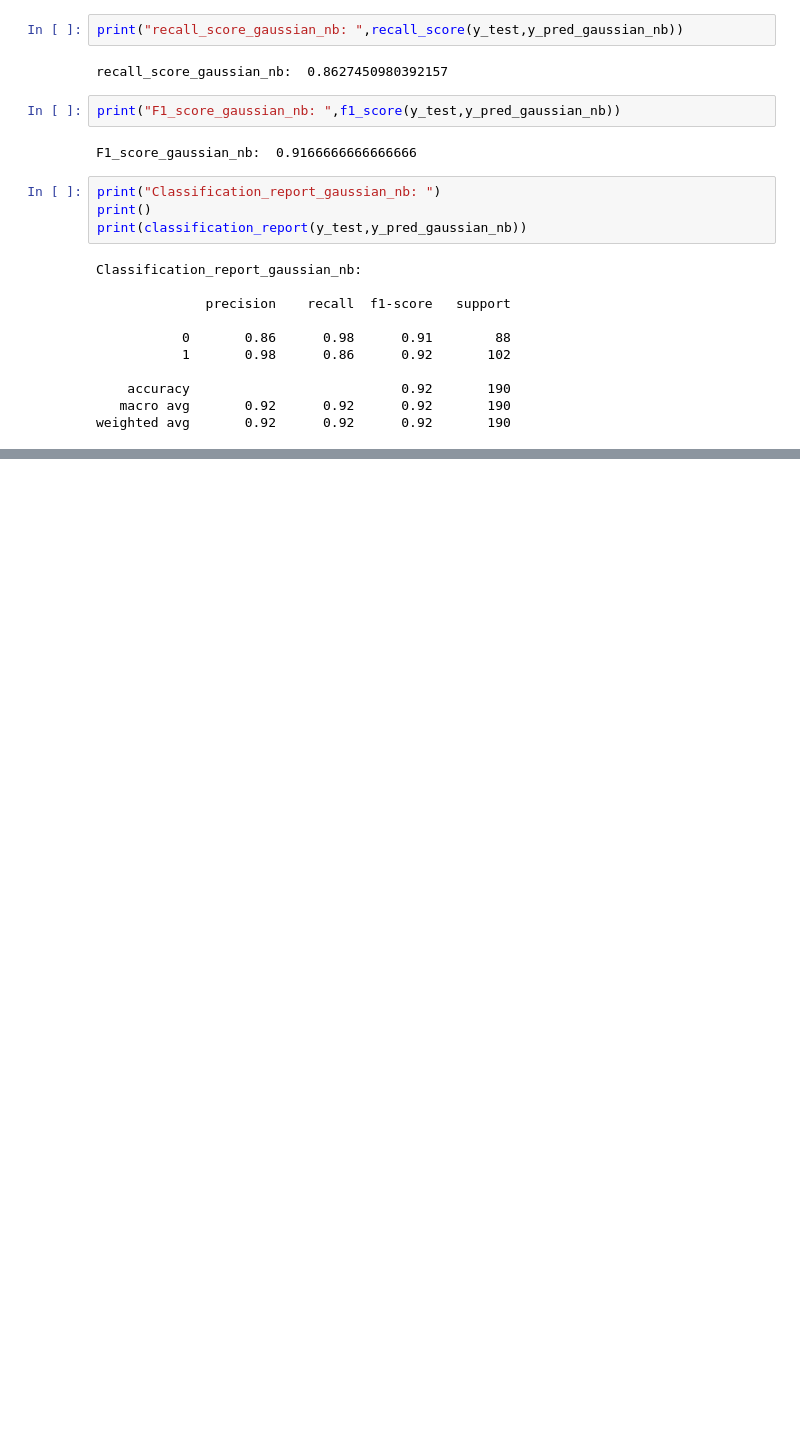
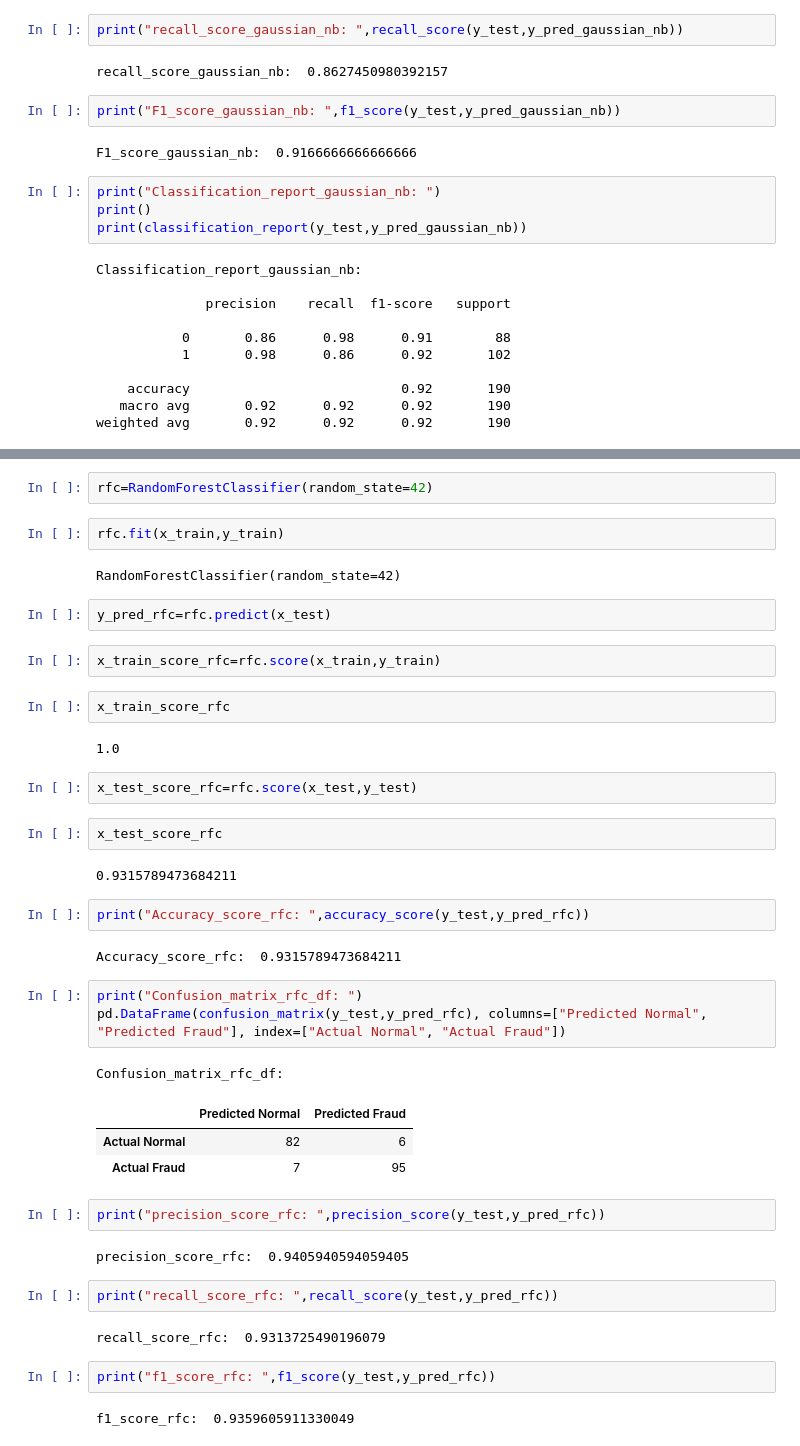
Before and after one commit to Rupesh-Mane/credit-card-fraud-detection, a Jupyter notebook: notebook/credit_card_fraud_detection.ipynb, the cells around one changed output, grey strips where cells are left out. Drawn from its saved outputs; the diff is of its cells as text; blank space fills up the shorter version.

Commit message:
RandomForestClassifier

```diff
--- a/notebook/credit_card_fraud_detection.ipynb
+++ b/notebook/credit_card_fraud_detection.ipynb
@@ -989,0 +994,44 @@ weighted avg       0.92      0.92      0.92       190
+# %%
+rfc=RandomForestClassifier(random_state=42)
+# %%
+rfc.fit(x_train,y_train)
+# %% [output]
+RandomForestClassifier(random_state=42)
+# %%
+y_pred_rfc=rfc.predict(x_test)
+# %%
+x_train_score_rfc=rfc.score(x_train,y_train)
+# %%
+x_train_score_rfc
+# %% [output]
+1.0
+# %%
+x_test_score_rfc=rfc.score(x_test,y_test)
+# %%
+x_test_score_rfc
+# %% [output]
+0.9315789473684211
+# %%
+print("Accuracy_score_rfc: ",accuracy_score(y_test,y_pred_rfc))
+# %% [output]
+Accuracy_score_rfc:  0.9315789473684211
+# %%
+print("Confusion_matrix_rfc_df: ")
+pd.DataFrame(confusion_matrix(y_test,y_pred_rfc), columns=["Predicted Normal", "Predicted Fraud"], index=["Actual Normal", "Actual Fraud"])
+# %% [output]
+Confusion_matrix_rfc_df:
+|  | Predicted Normal | Predicted Fraud |
+| Actual Normal | 82 | 6 |
+| Actual Fraud | 7 | 95 |
+# %%
+print("precision_score_rfc: ",precision_score(y_test,y_pred_rfc))
+# %% [output]
+precision_score_rfc:  0.9405940594059405
+# %%
+print("recall_score_rfc: ",recall_score(y_test,y_pred_rfc))
+# %% [output]
+recall_score_rfc:  0.9313725490196079
+# %%
+print("f1_score_rfc: ",f1_score(y_test,y_pred_rfc))
+# %% [output]
+f1_score_rfc:  0.9359605911330049
```
Also changed, not shown: parts of 24 cells of this notebook.
